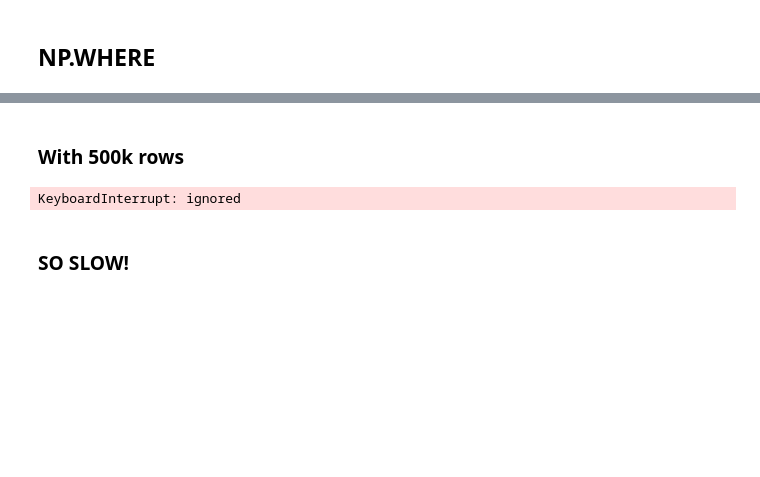
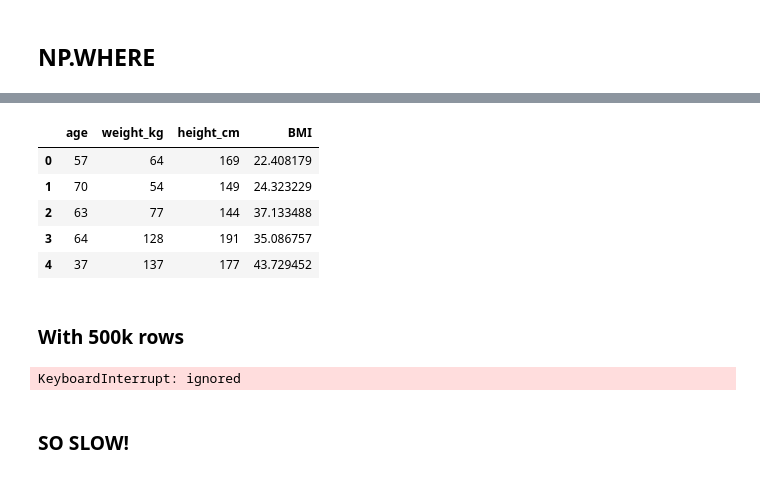
Before and after one commit to ultragorira/AI_and_ML, a Jupyter notebook: Approach_Almost_Any_ML_Problem/Pandas_Comparisons.ipynb, the cells around one changed output, grey strips where cells are left out. Saved outputs shown, nothing was run; the diff lists cells and outputs as text; code cells hidden in the pictures; blank space fills up the shorter version.

```diff
--- a/Approach_Almost_Any_ML_Problem/Pandas_Comparisons.ipynb
+++ b/Approach_Almost_Any_ML_Problem/Pandas_Comparisons.ipynb
@@ -63,3 +80,12 @@ The slowest run took 6.18 times longer than the fastest. This could mean that an
+# %%
+df.head()
+# %% [output]
+|  | age | weight_kg | height_cm | BMI |
+| 0 | 57 | 64 | 169 | 22.408179 |
+| 1 | 70 | 54 | 149 | 24.323229 |
+| 2 | 63 | 77 | 144 | 37.133488 |
+| 3 | 64 | 128 | 191 | 35.086757 |
+| 4 | 37 | 137 | 177 | 43.729452 |
 # %% [markdown]
 ### With 500k rows
 # %%
```
Also changed, not shown: parts of 5 cells of this notebook.
